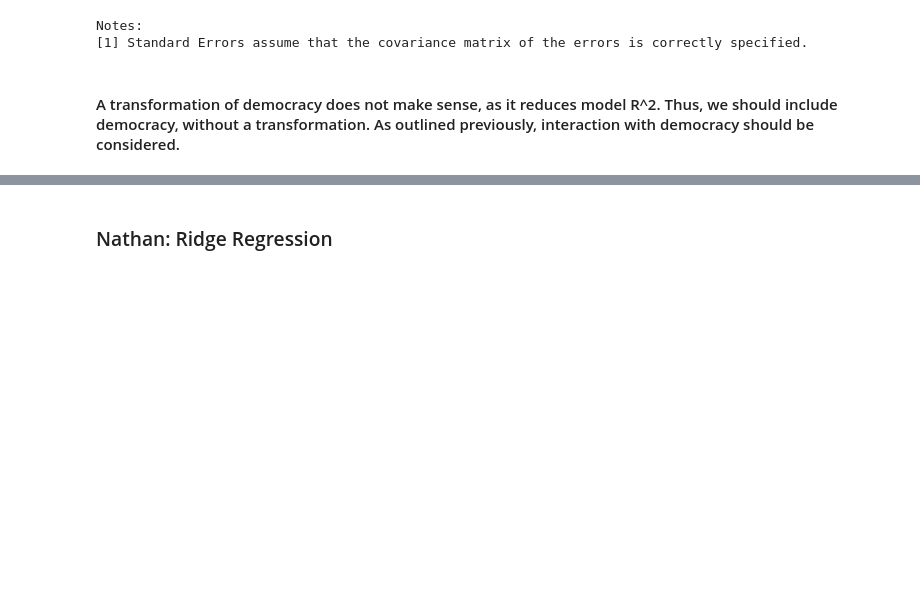
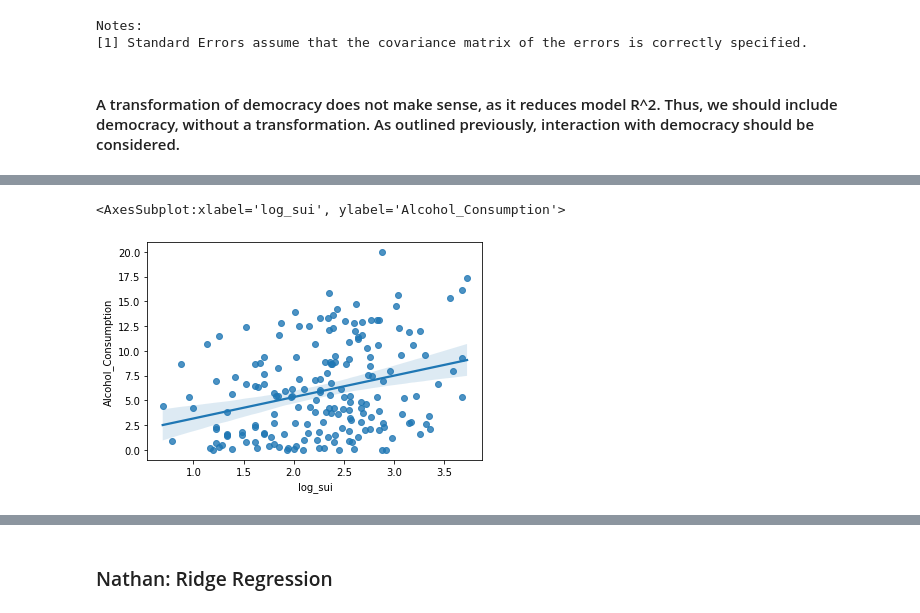
Before and after one commit to sarahabdul2/STAT-303-2-Project-, a Jupyter notebook: model_creation.ipynb, the cells around one changed output, grey strips where cells are left out. Drawn from its saved outputs; the diff is of its cells as text; code cells hidden in the pictures; blank space fills up the shorter version.

```diff
--- a/model_creation.ipynb
+++ b/model_creation.ipynb
@@ -762,0 +837,4 @@ Notes:
+# %%
+train05['log_sui']= np.log(train05.suicide_death_rate+1e-10)
+model = sm.ols('Alcohol_Consumption ~ log_sui', train05).fit()
+model.summary()
@@ -762,0 +866,5 @@ Notes:
+# %%
+sns.regplot(x = train05['log_sui'], y = train05.Alcohol_Consumption)
+# %% [output]
+<AxesSubplot:xlabel='log_sui', ylabel='Alcohol_Consumption'>
+[figure, added]
```
Also changed, not shown: parts of 19 cells of this notebook.
